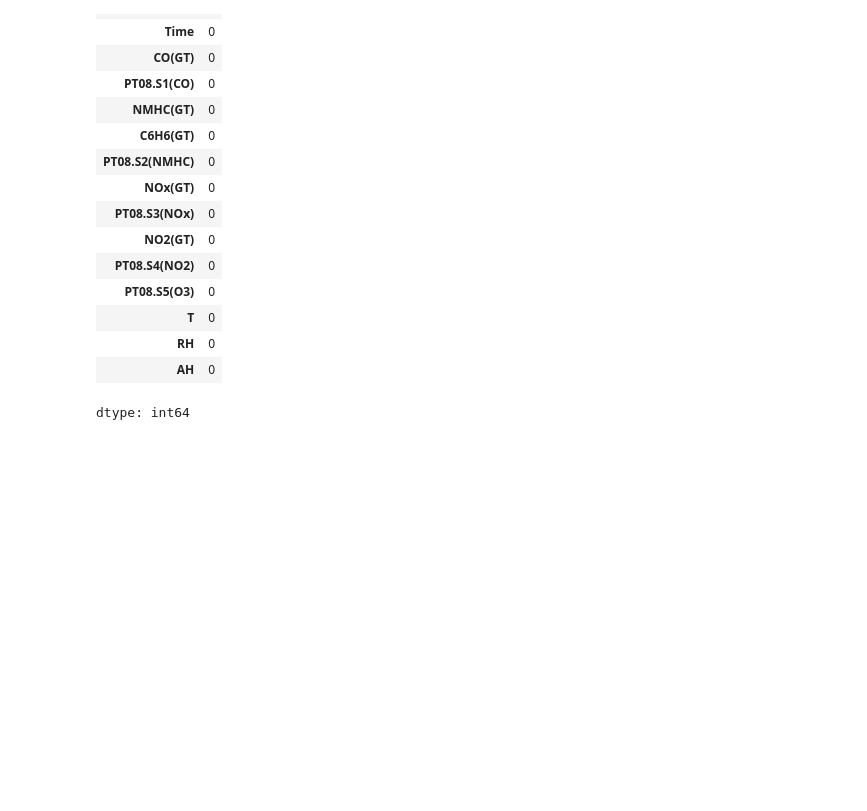
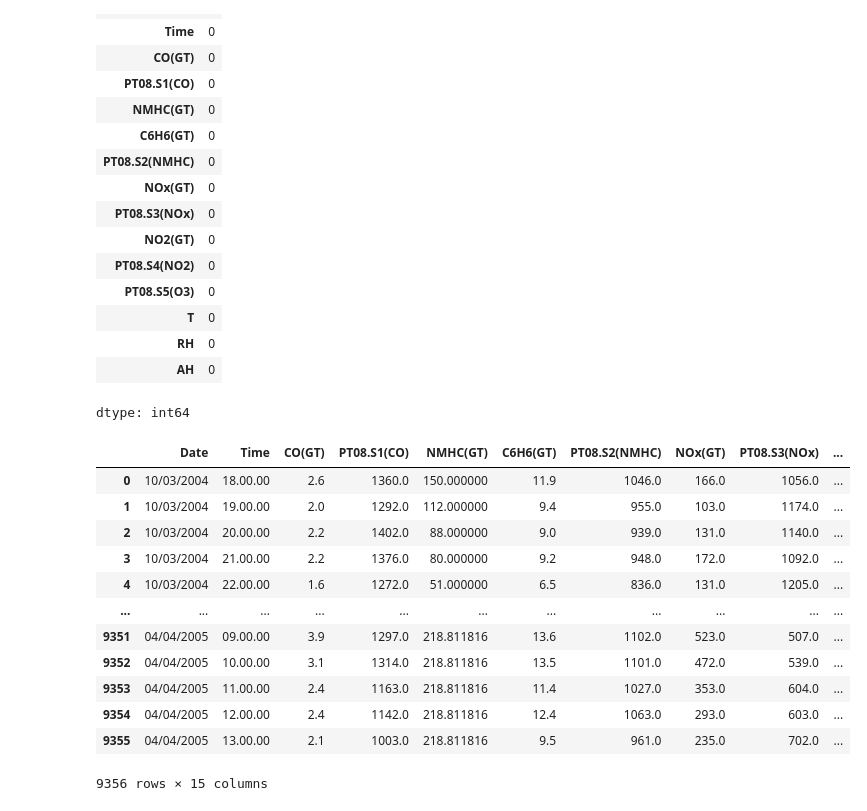
Before and after one commit to riyasingh49/Air-Quality-Forecast, a Jupyter notebook: Air_Quality_Forecasting_using_ML.ipynb, the cells around one changed output. Saved outputs shown, nothing was run; the diff lists cells and outputs as text; code cells hidden in the pictures; blank space fills up the shorter version.

```diff
--- a/Air_Quality_Forecasting_using_ML.ipynb
+++ b/Air_Quality_Forecasting_using_ML.ipynb
@@ -250,3 +250,19 @@ air_quality_data.isnull().sum()
 | RH | 0 |
 | AH | 0 |
 dtype: int64
+# %%
+air_quality_data.head(9356)
+# %% [output]
+|  | Date | Time | CO(GT) | PT08.S1(CO) | NMHC(GT) | C6H6(GT) | PT08.S2(NMHC) | NOx(GT) | PT08.S3(NOx) | ... |
+| 0 | 10/03/2004 | 18.00.00 | 2.6 | 1360.0 | 150.000000 | 11.9 | 1046.0 | 166.0 | 1056.0 | ... |
+| 1 | 10/03/2004 | 19.00.00 | 2.0 | 1292.0 | 112.000000 | 9.4 | 955.0 | 103.0 | 1174.0 | ... |
+| 2 | 10/03/2004 | 20.00.00 | 2.2 | 1402.0 | 88.000000 | 9.0 | 939.0 | 131.0 | 1140.0 | ... |
+| 3 | 10/03/2004 | 21.00.00 | 2.2 | 1376.0 | 80.000000 | 9.2 | 948.0 | 172.0 | 1092.0 | ... |
+| 4 | 10/03/2004 | 22.00.00 | 1.6 | 1272.0 | 51.000000 | 6.5 | 836.0 | 131.0 | 1205.0 | ... |
+| ... | ... | ... | ... | ... | ... | ... | ... | ... | ... | ... |
+| 9351 | 04/04/2005 | 09.00.00 | 3.9 | 1297.0 | 218.811816 | 13.6 | 1102.0 | 523.0 | 507.0 | ... |
+| 9352 | 04/04/2005 | 10.00.00 | 3.1 | 1314.0 | 218.811816 | 13.5 | 1101.0 | 472.0 | 539.0 | ... |
+| 9353 | 04/04/2005 | 11.00.00 | 2.4 | 1163.0 | 218.811816 | 11.4 | 1027.0 | 353.0 | 604.0 | ... |
+| 9354 | 04/04/2005 | 12.00.00 | 2.4 | 1142.0 | 218.811816 | 12.4 | 1063.0 | 293.0 | 603.0 | ... |
+| 9355 | 04/04/2005 | 13.00.00 | 2.1 | 1003.0 | 218.811816 | 9.5 | 961.0 | 235.0 | 702.0 | ... |
+9356 rows × 15 columns
```
